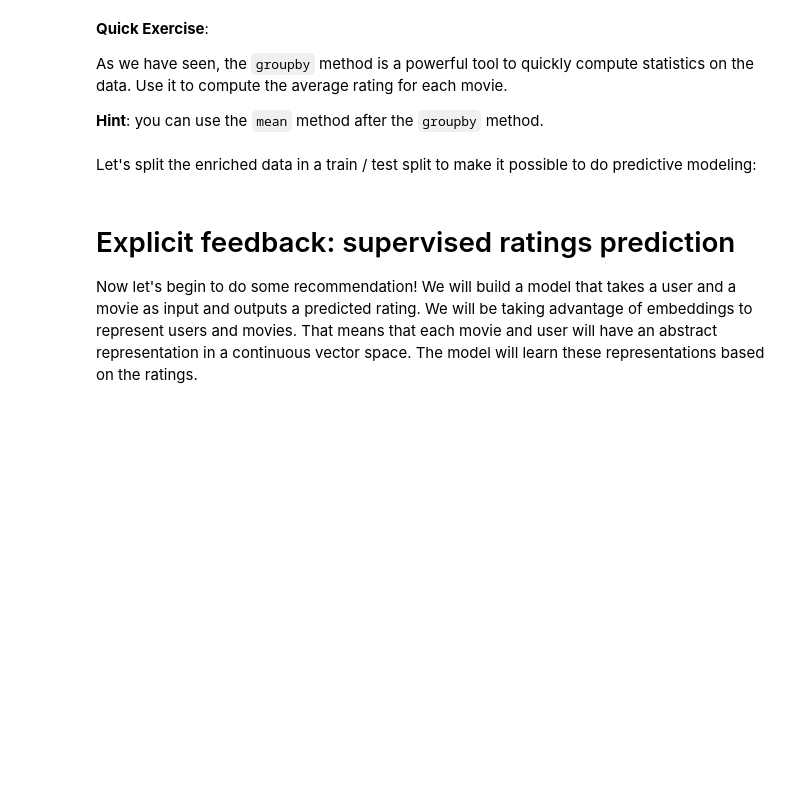
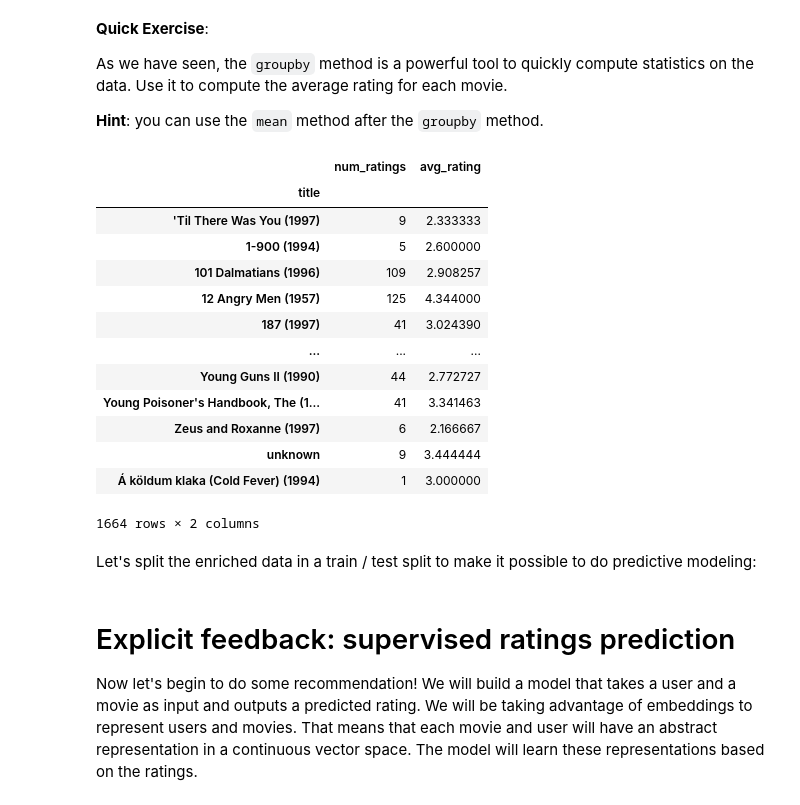
Before and after one commit to melcsk/deep_learning, a Jupyter notebook: 01_materials/labs/lab_3.ipynb, the cells around one changed output. Drawn from its saved outputs; the diff is of its cells as text; code cells hidden in the pictures; blank space fills up the shorter version.

```diff
--- a/01_materials/labs/lab_3.ipynb
+++ b/01_materials/labs/lab_3.ipynb
@@ -170,7 +171,26 @@ As we have seen, the `groupby` method is a powerful tool to quickly compute stat
 
 **Hint**: you can use the `mean` method after the `groupby` method.
 # %%
-raise NotImplementedError("Please calculate the average rating for each movie")
+all_ratings.groupby('title').agg(
+            num_ratings=('rating', 'count'),
+            avg_rating=('rating', 'mean'))
+
+# raise NotImplementedError("Please calculate the average rating for each movie")
+# %% [output]
+|  | num_ratings | avg_rating |
+| title |  |  |
+| 'Til There Was You (1997) | 9 | 2.333333 |
+| 1-900 (1994) | 5 | 2.600000 |
+| 101 Dalmatians (1996) | 109 | 2.908257 |
+| 12 Angry Men (1957) | 125 | 4.344000 |
+| 187 (1997) | 41 | 3.024390 |
+| ... | ... | ... |
+| Young Guns II (1990) | 44 | 2.772727 |
+| Young Poisoner's Handbook, The (1... | 41 | 3.341463 |
+| Zeus and Roxanne (1997) | 6 | 2.166667 |
+| unknown | 9 | 3.444444 |
+| Á köldum klaka (Cold Fever) (1994) | 1 | 3.000000 |
+1664 rows × 2 columns
 # %% [markdown]
 Let's split the enriched data in a train / test split to make it possible to do predictive modeling:
 # %%
```
Also changed, not shown: parts of 23 cells of this notebook.
